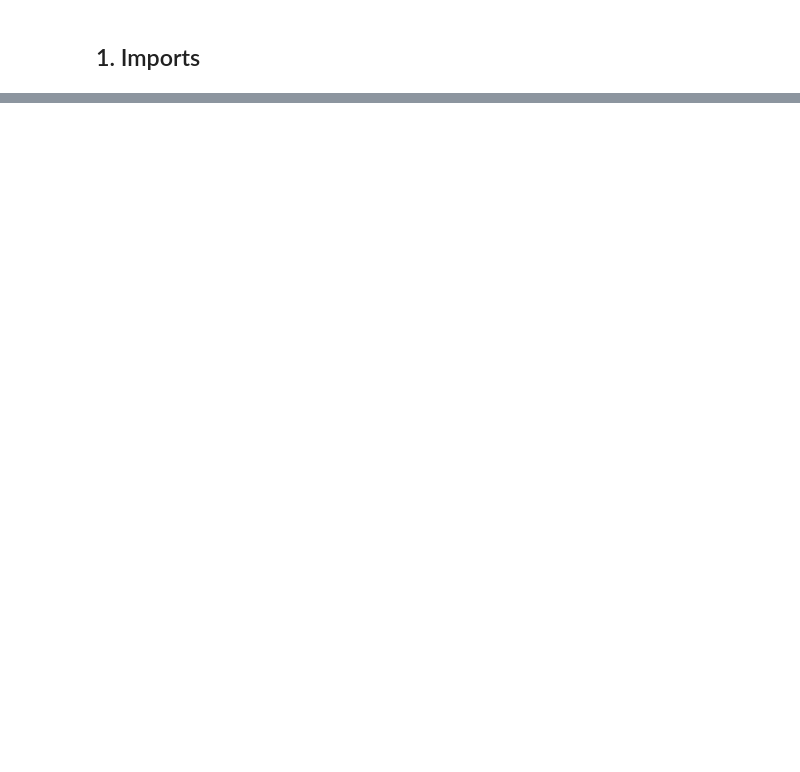
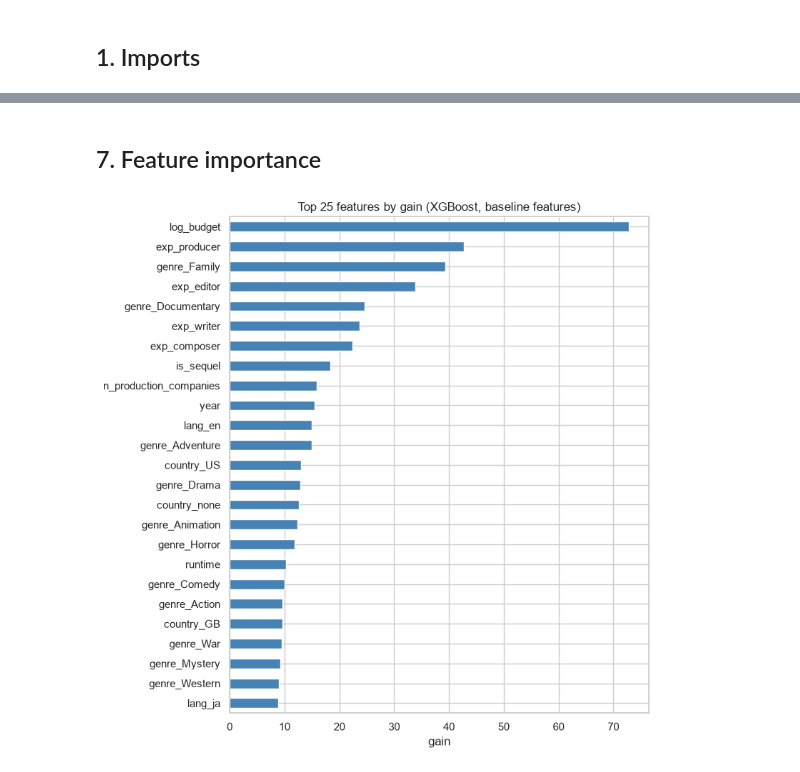
Before and after one commit to Erdos-Projects/fall-2026-executive-producers, a Jupyter notebook: notebooks/xgboost_revenue.ipynb, the cells around one changed output, grey strips where cells are left out. Cells and saved outputs as stored; diff of their text form; code cells hidden in the pictures; blank space fills up the shorter version.

```diff
--- a/notebooks/xgboost_revenue.ipynb
+++ b/notebooks/xgboost_revenue.ipynb
@@ -331,0 +366,13 @@ plt.tight_layout()
+# %% [markdown]
+## 7. Feature importance
+# %%
+xgb_base = fit_xgb(X_dev[feature_sets["baseline"]], y_dev)
+imp = pd.Series(xgb_base.get_booster().get_score(importance_type="gain")).sort_values(ascending=False).head(25)
+
+fig, ax = plt.subplots(figsize=(8, 8))
+imp[::-1].plot.barh(ax=ax, color="steelblue")
+ax.set_xlabel("gain")
+ax.set_title("Top 25 features by gain (XGBoost, baseline features)")
+plt.tight_layout()
+# %% [output]
+[figure, added]
```
Also changed, not shown: parts of 62 cells of this notebook.
